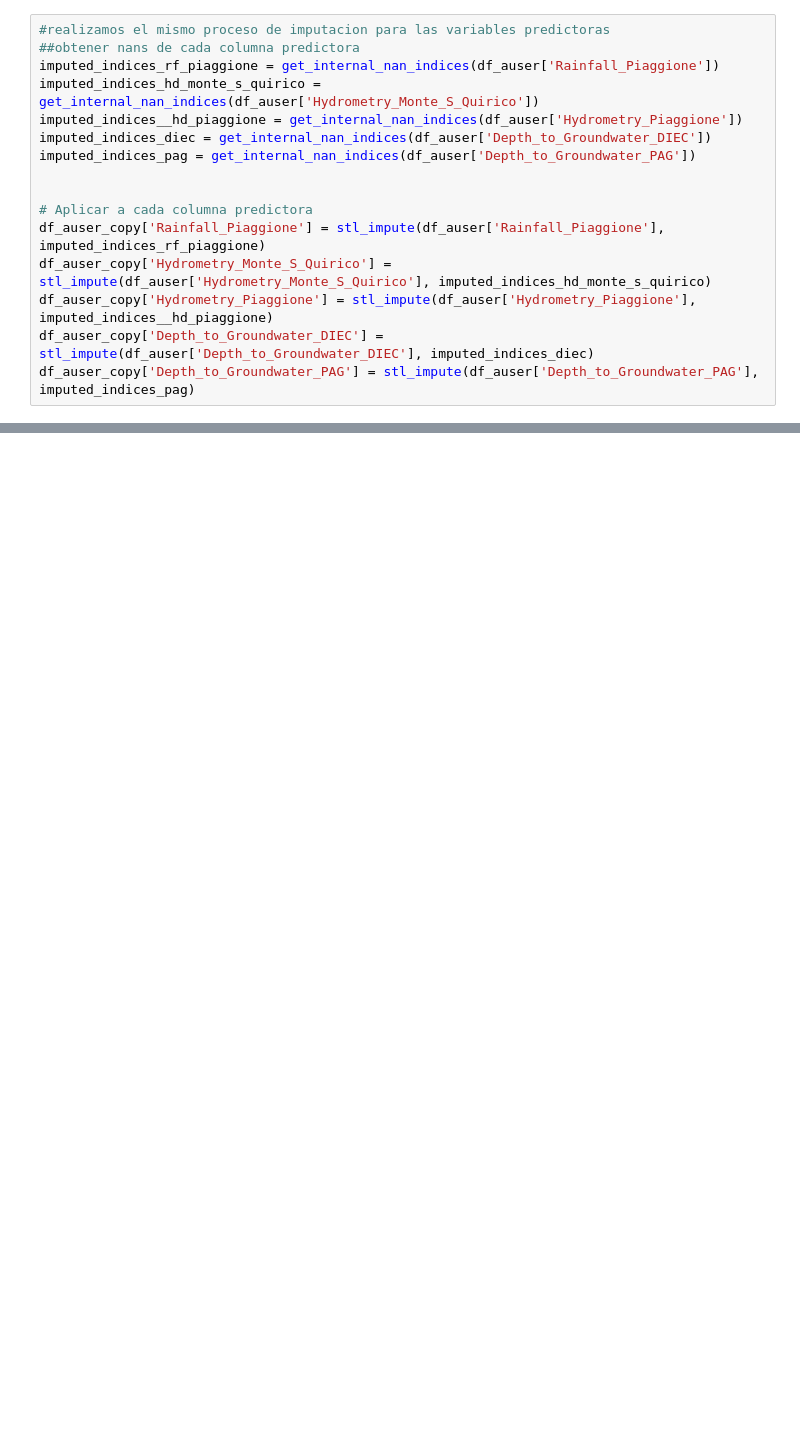
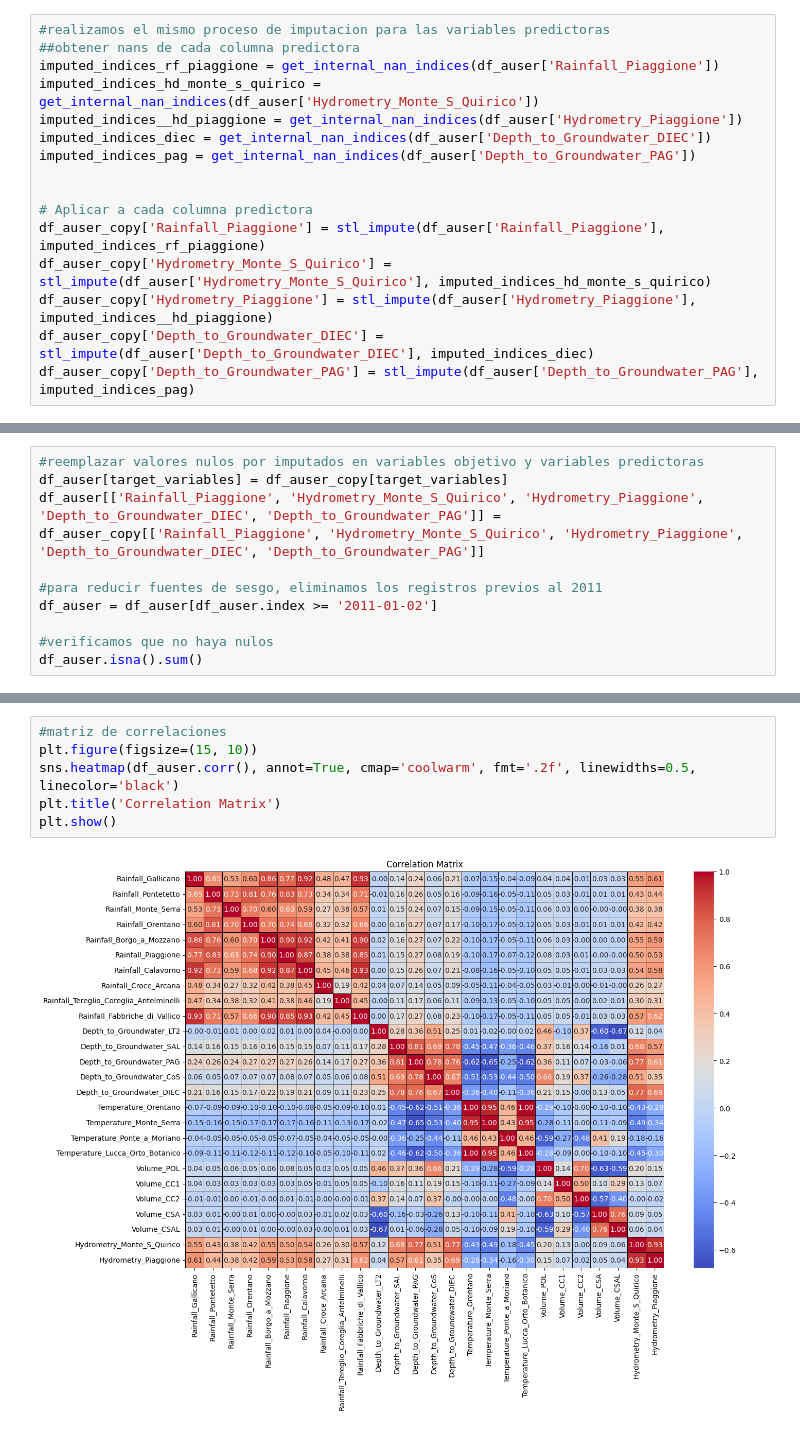
Before and after one commit to jilemp/time-series-project-tutorial, a Jupyter notebook: src/explore.ipynb, the cells around one changed output, grey strips where cells are left out. Cells and saved outputs as stored; diff of their text form; blank space fills up the shorter version.

```diff
--- a/src/explore.ipynb
+++ b/src/explore.ipynb
@@ -279,0 +301,10 @@ plt.show()
+# %%
+#reemplazar valores nulos por imputados en variables objetivo y variables predictoras
+df_auser[target_variables] = df_auser_copy[target_variables]
+df_auser[['Rainfall_Piaggione', 'Hydrometry_Monte_S_Quirico', 'Hydrometry_Piaggione', 'Depth_to_Groundwater_DIEC', 'Depth_to_Groundwater_PAG']] = df_auser_copy[['Rainfall_Piaggione', 'Hydrometry_Monte_S_Quirico', 'Hydrometry_Piaggione', 'Depth_to_Groundwater_DIEC', 'Depth_to_Groundwater_PAG']]
+
+#para reducir fuentes de sesgo, eliminamos los registros previos al 2011
+df_auser = df_auser[df_auser.index >= '2011-01-02']
+
+#verificamos que no haya nulos
+df_auser.isna().sum()
@@ -279,0 +329,8 @@ plt.show()
+# %%
+#matriz de correlaciones
+plt.figure(figsize=(15, 10))
+sns.heatmap(df_auser.corr(), annot=True, cmap='coolwarm', fmt='.2f', linewidths=0.5, linecolor='black')
+plt.title('Correlation Matrix')
+plt.show()
+# %% [output]
+[figure, added]
```
Also changed, not shown: parts of 22 cells of this notebook, 2 other files.
